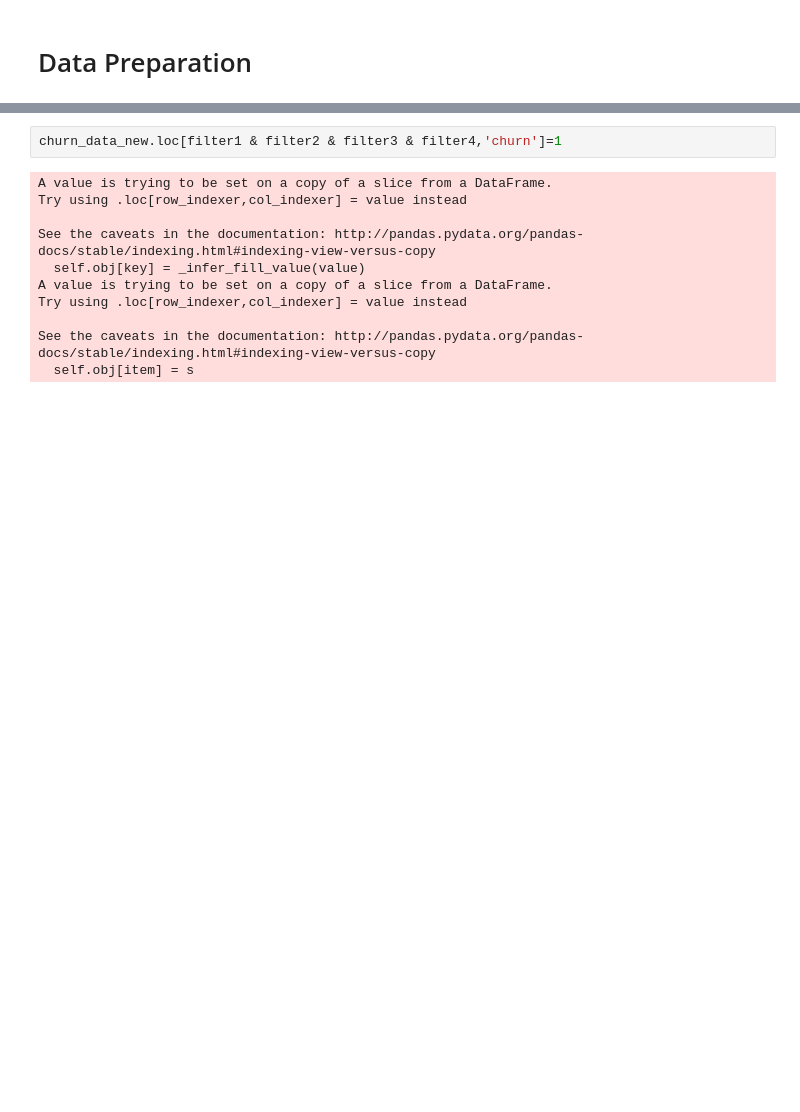
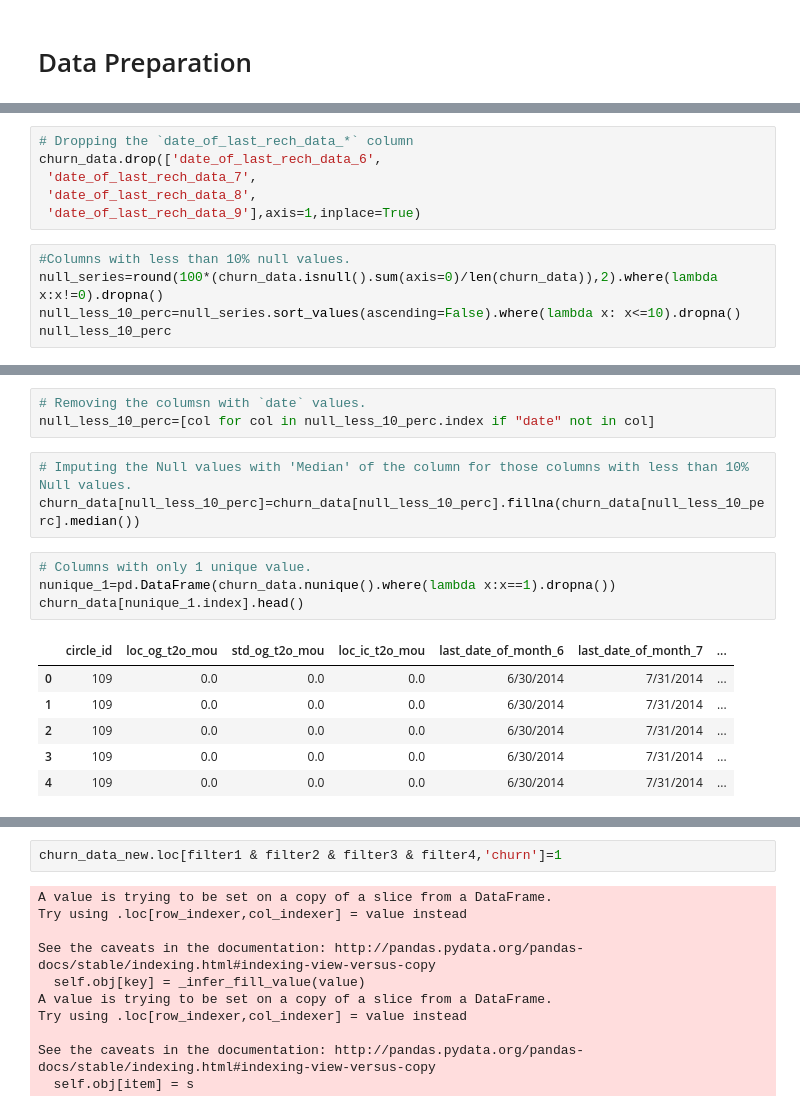
Before and after one commit to BiswajeetAtul/Assignments-MLAI, a Jupyter notebook: Telecom Churn Case/Telecom_Churn_Assignment.ipynb, the cells around one changed output, grey strips where cells are left out. Cells and saved outputs as stored; diff of their text form; blank space fills up the shorter version.

```diff
--- a/Telecom Churn Case/Telecom_Churn_Assignment.ipynb
+++ b/Telecom Churn Case/Telecom_Churn_Assignment.ipynb
@@ -77,0 +94,11 @@ Index(['circle_id', 'loc_og_t2o_mou', 'std_og_t2o_mou', 'loc_ic_t2o_mou',
+# %%
+# Dropping the `date_of_last_rech_data_*` column
+churn_data.drop(['date_of_last_rech_data_6',
+ 'date_of_last_rech_data_7',
+ 'date_of_last_rech_data_8',
+ 'date_of_last_rech_data_9'],axis=1,inplace=True)
+# %%
+#Columns with less than 10% null values.
+null_series=round(100*(churn_data.isnull().sum(axis=0)/len(churn_data)),2).where(lambda x:x!=0).dropna()
+null_less_10_perc=null_series.sort_values(ascending=False).where(lambda x: x<=10).dropna()
+null_less_10_perc
@@ -77,0 +123,17 @@ Index(['circle_id', 'loc_og_t2o_mou', 'std_og_t2o_mou', 'loc_ic_t2o_mou',
+# %%
+# Removing the columsn with `date` values.
+null_less_10_perc=[col for col in null_less_10_perc.index if "date" not in col]
+# %%
+# Imputing the Null values with 'Median' of the column for those columns with less than 10% Null values.
+churn_data[null_less_10_perc]=churn_data[null_less_10_perc].fillna(churn_data[null_less_10_perc].median())
+# %%
+# Columns with only 1 unique value.
+nunique_1=pd.DataFrame(churn_data.nunique().where(lambda x:x==1).dropna())
+churn_data[nunique_1.index].head()
+# %% [output]
+|  | circle_id | loc_og_t2o_mou | std_og_t2o_mou | loc_ic_t2o_mou | last_date_of_month_6 | last_date_of_month_7 | ... |
+| 0 | 109 | 0.0 | 0.0 | 0.0 | 6/30/2014 | 7/31/2014 | ... |
+| 1 | 109 | 0.0 | 0.0 | 0.0 | 6/30/2014 | 7/31/2014 | ... |
+| 2 | 109 | 0.0 | 0.0 | 0.0 | 6/30/2014 | 7/31/2014 | ... |
+| 3 | 109 | 0.0 | 0.0 | 0.0 | 6/30/2014 | 7/31/2014 | ... |
+| 4 | 109 | 0.0 | 0.0 | 0.0 | 6/30/2014 | 7/31/2014 | ... |
```
Also changed, not shown: parts of 56 cells of this notebook.
